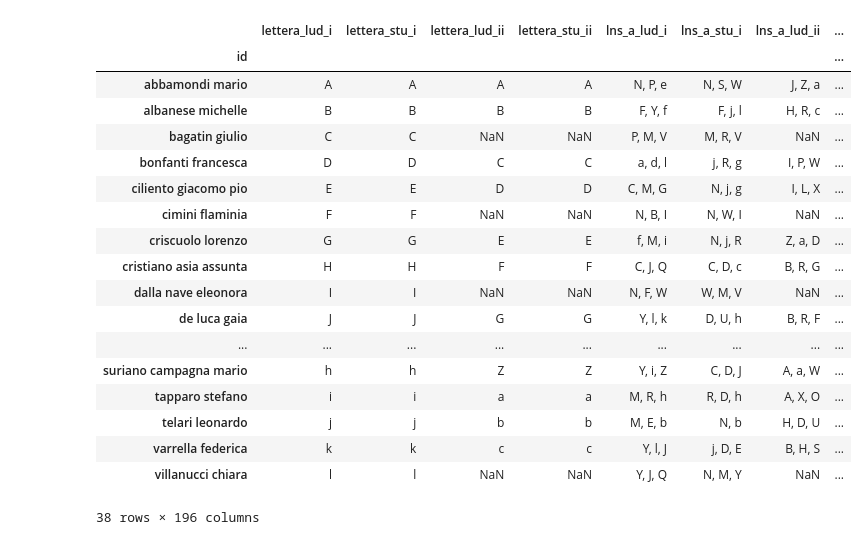
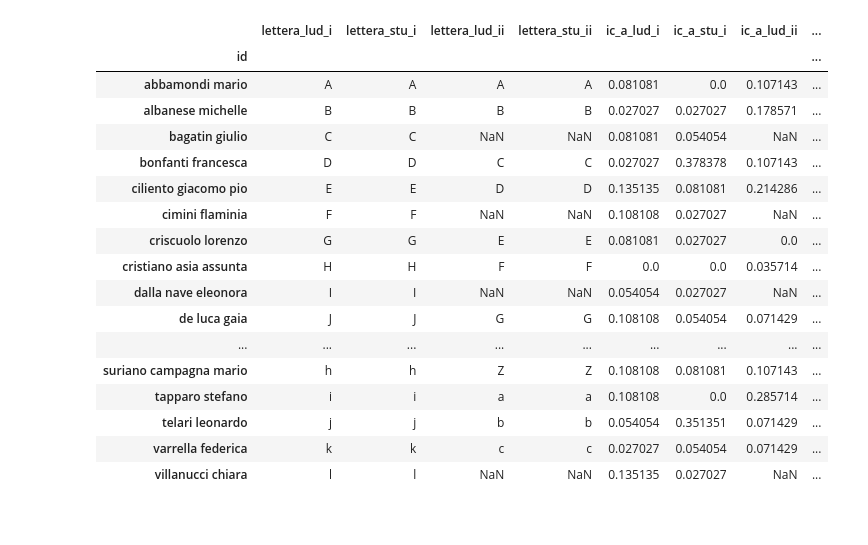
Before and after one commit to alkaest2002/abgrid, a Jupyter notebook: ipython/db.ipynb, the cells around one changed output. Drawn from its saved outputs; the diff is of its cells as text; code cells hidden in the pictures.

```diff
--- a/ipython/db.ipynb
+++ b/ipython/db.ipynb
@@ -6,6 +6,7 @@ import json
 import yaml
 
 pd.set_option("display.max_rows", None)
+pd.set_option("display.max_columns", None)
 # %%
 folder_to_harvest = Path("../data/douhet")
 
@@ -55,8 +56,10 @@ db.loc[db.soggetto == "suriano campagna", "soggetto"] = "suriano campagna mario"
 # %%
 long_db = db.copy()
 long_db = long_db.rename(columns={"soggetto":  "id", "id": "lettera"})
+long_db = long_db.filter(items=[c for c in long_db.columns if "rank" not in c])
+long_db = long_db.filter(items=[c for c in long_db.columns if "lns" not in c])
 c = long_db.columns
 long_db = long_db.loc[:, [c[1], c[0], c[2], c[4], c[3], *c[5:] ]]
 long_db = long_db.loc[long_db.corso == "vega", :].drop(columns=["corso"])
-long_db.to_excel("abgrid_long.xlsx", index=False)
 long_db.head()
+long_db.to_excel("./analysis/abgrid_long.xlsx", index=False)
@@ -71,27 +66,26 @@ long_db.head()
 # %%
 wide_db = long_db.sort_values(by=["id", "anno", "contesto"])
 wide_db = wide_db.pivot(index="id", columns=["contesto", "anno"])
 wide_db.columns = ['_'.join(col).strip() for col in wide_db.columns.values]
-wide_db.reset_index(names=["id"]).to_excel("abgrid_wide.xlsx", index=False, na_rep=np.nan)
+wide_db.reset_index(names=["id"]).to_excel("./analysis/abgrid_wide.xlsx", index=False, na_rep=np.nan)
 wide_db
 # %% [output]
-|  | lettera_lud_i | lettera_stu_i | lettera_lud_ii | lettera_stu_ii | lns_a_lud_i | lns_a_stu_i | lns_a_lud_ii | ... |
+|  | lettera_lud_i | lettera_stu_i | lettera_lud_ii | lettera_stu_ii | ic_a_lud_i | ic_a_stu_i | ic_a_lud_ii | ... |
 | id |  |  |  |  |  |  |  | ... |
-| abbamondi mario | A | A | A | A | N, P, e | N, S, W | J, Z, a | ... |
-| albanese michelle | B | B | B | B | F, Y, f | F, j, l | H, R, c | ... |
-| bagatin giulio | C | C | NaN | NaN | P, M, V | M, R, V | NaN | ... |
-| bonfanti francesca | D | D | C | C | a, d, l | j, R, g | I, P, W | ... |
-| ciliento giacomo pio | E | E | D | D | C, M, G | N, j, g | I, L, X | ... |
-| cimini flaminia | F | F | NaN | NaN | N, B, I | N, W, I | NaN | ... |
-| criscuolo lorenzo | G | G | E | E | f, M, i | N, j, R | Z, a, D | ... |
-| cristiano asia assunta | H | H | F | F | C, J, Q | C, D, c | B, R, G | ... |
-| dalla nave eleonora | I | I | NaN | NaN | N, F, W | W, M, V | NaN | ... |
-| de luca gaia | J | J | G | G | Y, l, k | D, U, h | B, R, F | ... |
+| abbamondi mario | A | A | A | A | 0.081081 | 0.0 | 0.107143 | ... |
+| albanese michelle | B | B | B | B | 0.027027 | 0.027027 | 0.178571 | ... |
+| bagatin giulio | C | C | NaN | NaN | 0.081081 | 0.054054 | NaN | ... |
+| bonfanti francesca | D | D | C | C | 0.027027 | 0.378378 | 0.107143 | ... |
+| ciliento giacomo pio | E | E | D | D | 0.135135 | 0.081081 | 0.214286 | ... |
+| cimini flaminia | F | F | NaN | NaN | 0.108108 | 0.027027 | NaN | ... |
+| criscuolo lorenzo | G | G | E | E | 0.081081 | 0.027027 | 0.0 | ... |
+| cristiano asia assunta | H | H | F | F | 0.0 | 0.0 | 0.035714 | ... |
+| dalla nave eleonora | I | I | NaN | NaN | 0.054054 | 0.027027 | NaN | ... |
+| de luca gaia | J | J | G | G | 0.108108 | 0.054054 | 0.071429 | ... |
 | ... | ... | ... | ... | ... | ... | ... | ... | ... |
-| suriano campagna mario | h | h | Z | Z | Y, i, Z | C, D, J | A, a, W | ... |
-| tapparo stefano | i | i | a | a | M, R, h | R, D, h | A, X, O | ... |
-| telari leonardo | j | j | b | b | M, E, b | N, b | H, D, U | ... |
-| varrella federica | k | k | c | c | Y, l, J | j, D, E | B, H, S | ... |
-| villanucci chiara | l | l | NaN | NaN | Y, J, Q | N, M, Y | NaN | ... |
+| suriano campagna mario | h | h | Z | Z | 0.108108 | 0.081081 | 0.107143 | ... |
+| tapparo stefano | i | i | a | a | 0.108108 | 0.0 | 0.285714 | ... |
+| telari leonardo | j | j | b | b | 0.054054 | 0.351351 | 0.071429 | ... |
+| varrella federica | k | k | c | c | 0.027027 | 0.054054 | 0.071429 | ... |
+| villanucci chiara | l | l | NaN | NaN | 0.135135 | 0.027027 | NaN | ... |
-38 rows × 196 columns
 # %%
```
Also changed, not shown: parts of 2 cells of this notebook, 4 other files.
